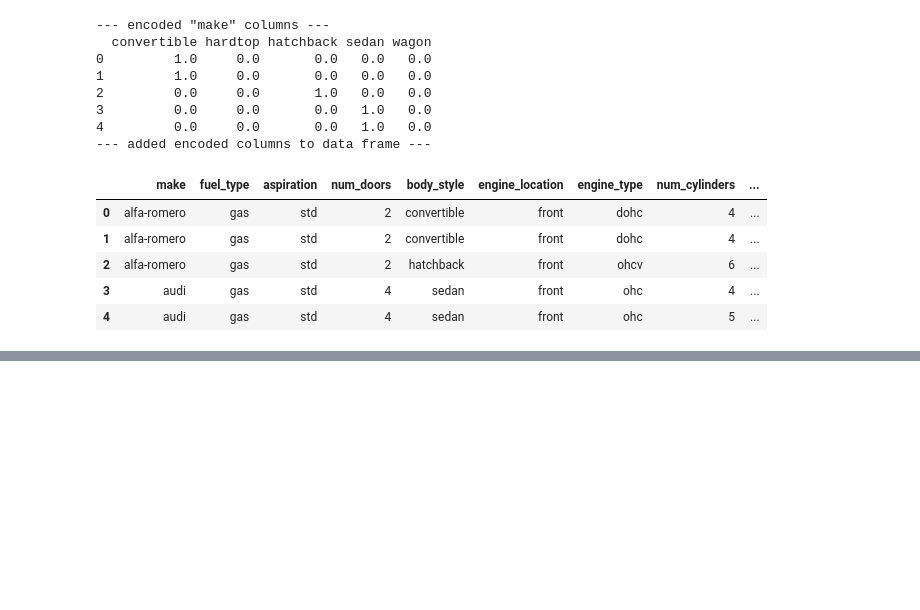
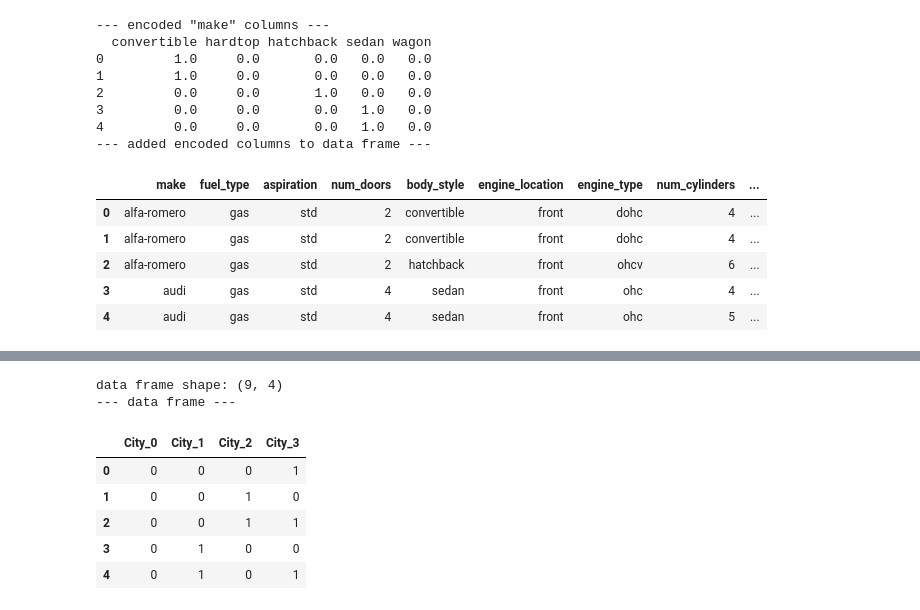
Before and after one commit to CVanchieri/CS_Notes, a Jupyter notebook: DataEncoding_Notes/DataEncoding_Notes.ipynb, the cells around one changed output, grey strips where cells are left out. Cells and saved outputs as stored; diff of their text form; code cells hidden in the pictures; blank space fills up the shorter version.

```diff
--- a/DataEncoding_Notes/DataEncoding_Notes.ipynb
+++ b/DataEncoding_Notes/DataEncoding_Notes.ipynb
@@ -338,0 +423,20 @@ cat_df.head()
+# %%
+import category_encoders as ce
+import pandas as pd
+### create some data ###
+df = pd.DataFrame({'City':['Delhi','Mumbai','Hyderabad','Chennai','Bangalore','Delhi','Hyderabad','Mumbai','Agra']})
+### initiate the encoder ##
+be = ce.BinaryEncoder(cols=['City'], return_df=True) # parameters
+be_results = be.fit_transform(df) # fit transform the data
+print('data frame shape:', be_results.shape)
+print('--- data frame ---')
+be_results.head()
+# %% [output]
+data frame shape: (9, 4)
+--- data frame ---
+|  | City_0 | City_1 | City_2 | City_3 |
+| 0 | 0 | 0 | 0 | 1 |
+| 1 | 0 | 0 | 1 | 0 |
+| 2 | 0 | 0 | 1 | 1 |
+| 3 | 0 | 1 | 0 | 0 |
+| 4 | 0 | 1 | 0 | 1 |
```
Also changed, not shown: parts of 17 cells of this notebook.
